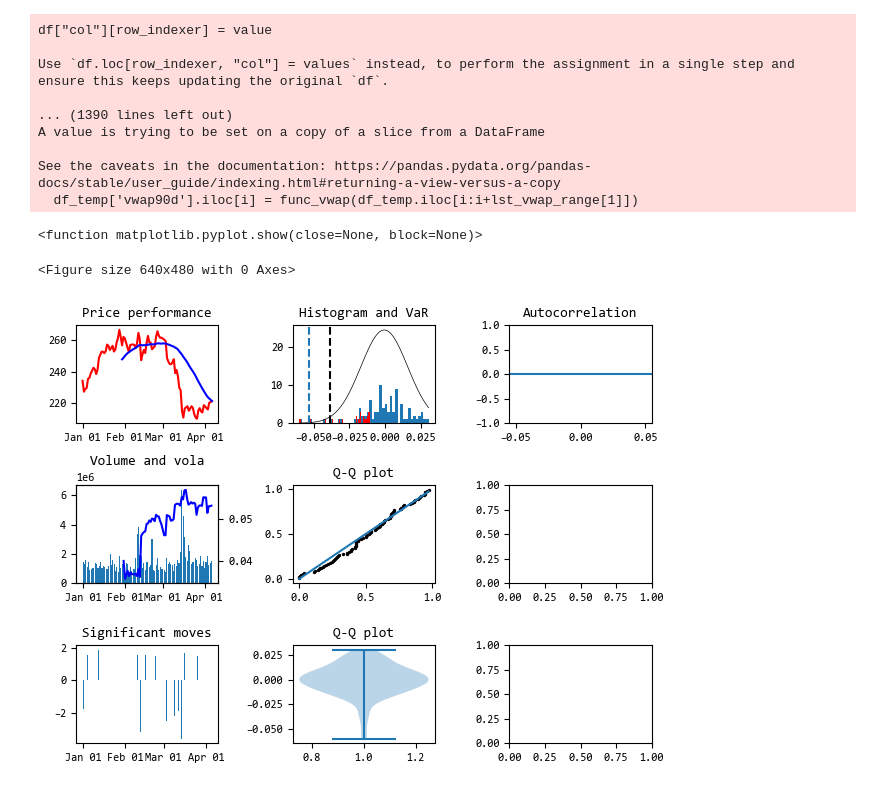
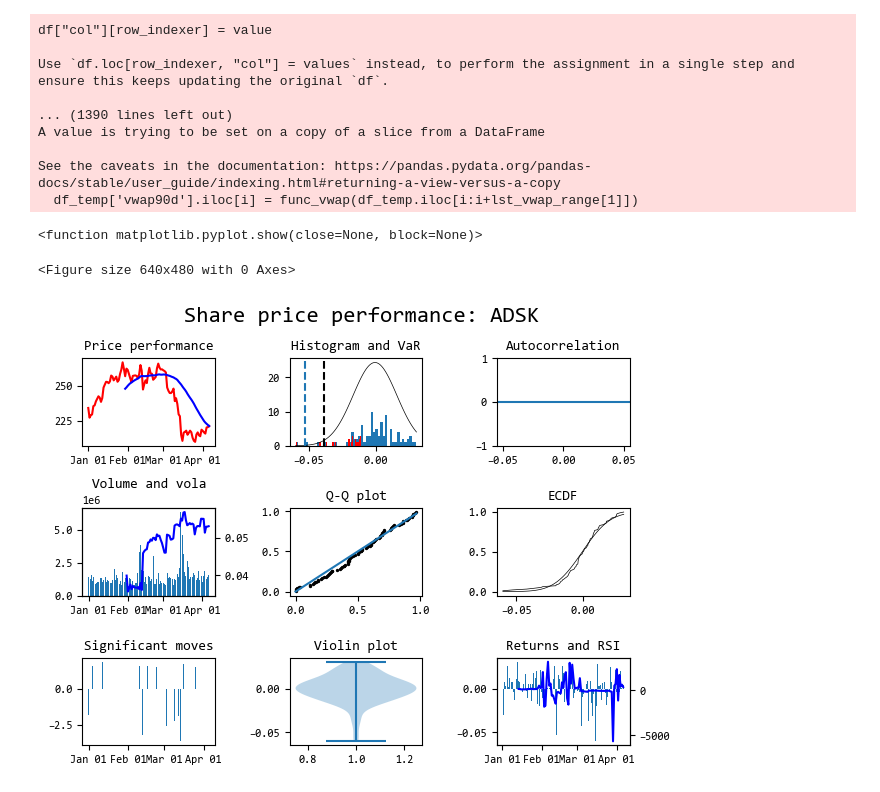
Before and after one commit to sleepper/investmentstrategies, a Jupyter notebook: Step by Step API.ipynb, the cells around one changed output. Saved outputs shown, nothing was run; the diff lists cells and outputs as text; code cells hidden in the pictures.

Commit message:
Draft for plotting is done. Need to beautify

```diff
--- a/Step by Step API.ipynb
+++ b/Step by Step API.ipynb
@@ -326,6 +326,7 @@ plt.gcf().autofmt_xdate()
 
 fig, ax = plt.subplots(nrows=3, ncols=3)
 
+fig.suptitle('Share price performance: ' + eq.ticker, fontsize=16)
 
 # plot price and moving average
 df_plot1 = eq.df_analysis[['close','ma30d']].sort_index(ascending=True)
@@ -410,33 +411,63 @@ ax[0,1].set_title('Histogram and VaR')
 df_plot5 = eq.df_stats[['percentile','theo_percentile']]
 
 u_x = df_plot5['theo_percentile']
 u_y1 = df_plot5['theo_percentile']
 u_y2 = df_plot5['percentile']
 
 ax[1,1].plot(u_x,u_y1)
 ax[1,1].scatter(u_x,u_y2,s=2, color = "black")
 ax[1,1].set_title('Q-Q plot')
 
 
 # chart a violin plot
 
 df_plot6 = eq.df_stats['log_return']
 
 ax[2,1].violinplot(df_plot6)
-ax[2,1].set_title('Q-Q plot')
+ax[2,1].set_title('Violin plot')
 
 
 # chart an ACF
 
 df_plot7 = eq.df_analysis['log_return']
 
 plot_acf(df_plot7,ax = ax[0,2])
 
-# chart log returns
+
+# chart cdf
+
+df_plot8 = eq.df_stats[['log_return','ecdf']]
+
+# theoretical
+x = np.linspace(x_min,x_max,n) #see chart above
+p = stats.norm.cdf(x, mean,scale)
+ax[1,2].plot(x, p, 'k', linewidth=0.5)
+
+# empirical
+u_x = df_plot8.iloc[:,0]
+u_y = df_plot8.iloc[:,1]
+ax[1,2].plot(u_x, u_y, 'k', linewidth=0.5)
+
+ax[1,2].set_title('ECDF')
+
+
+# chart some technical indicator (rsi as a placeholder)
+
+df_plot9 = eq.df_analysis[['log_return','rsi']].sort_index(ascending=True)
+
+u_x = df_plot9.index
+u_y1 = df_plot9.iloc[:,0]
+u_y2 = df_plot9.iloc[:,1]
+
+ax[2,2].bar(u_x,u_y1)
+ax[2,2].twinx().plot(u_y2,'b')
+ax[2,2].set_title('Returns and RSI')
+ax[2,2].xaxis.set_major_locator(mdates.MonthLocator())
+ax[2,2].xaxis.set_major_formatter(mdates.DateFormatter('%b %d'))
 
 plt.tight_layout()
 plt.show
 # %% [output]
 <function matplotlib.pyplot.show(close=None, block=None)>
 <Figure size 640x480 with 0 Axes>
-[figure, old version]
+[figure, new version]
```
Also changed, not shown: 4 other files.
